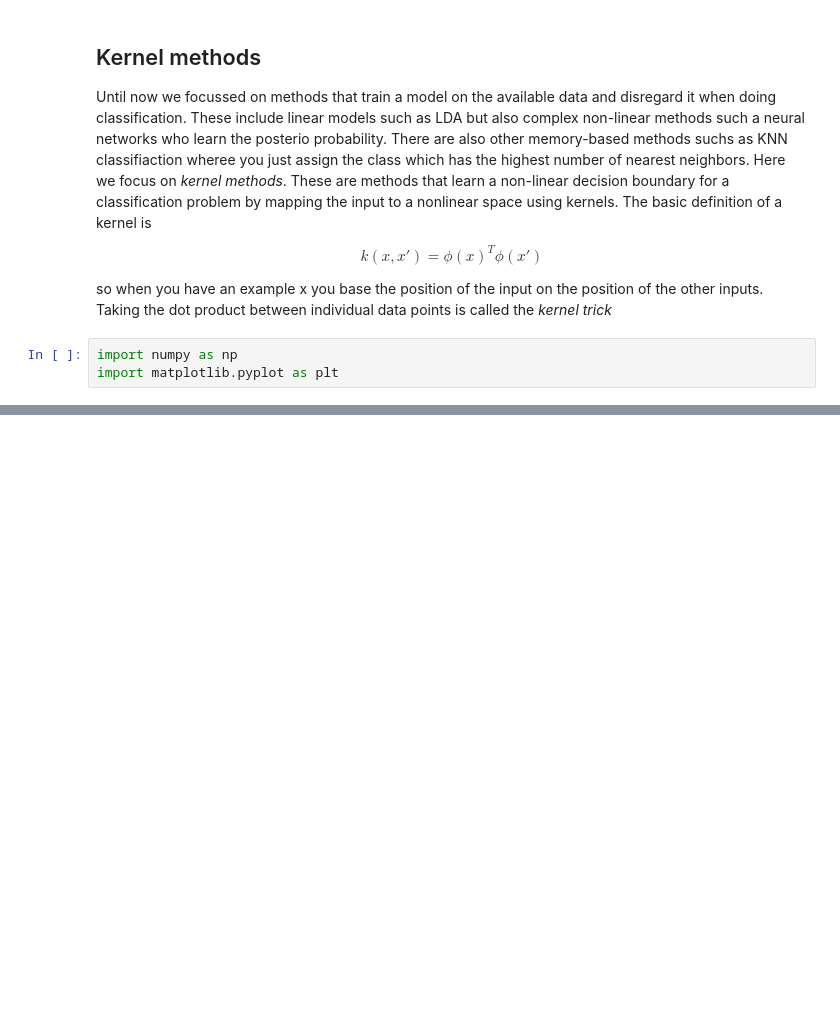
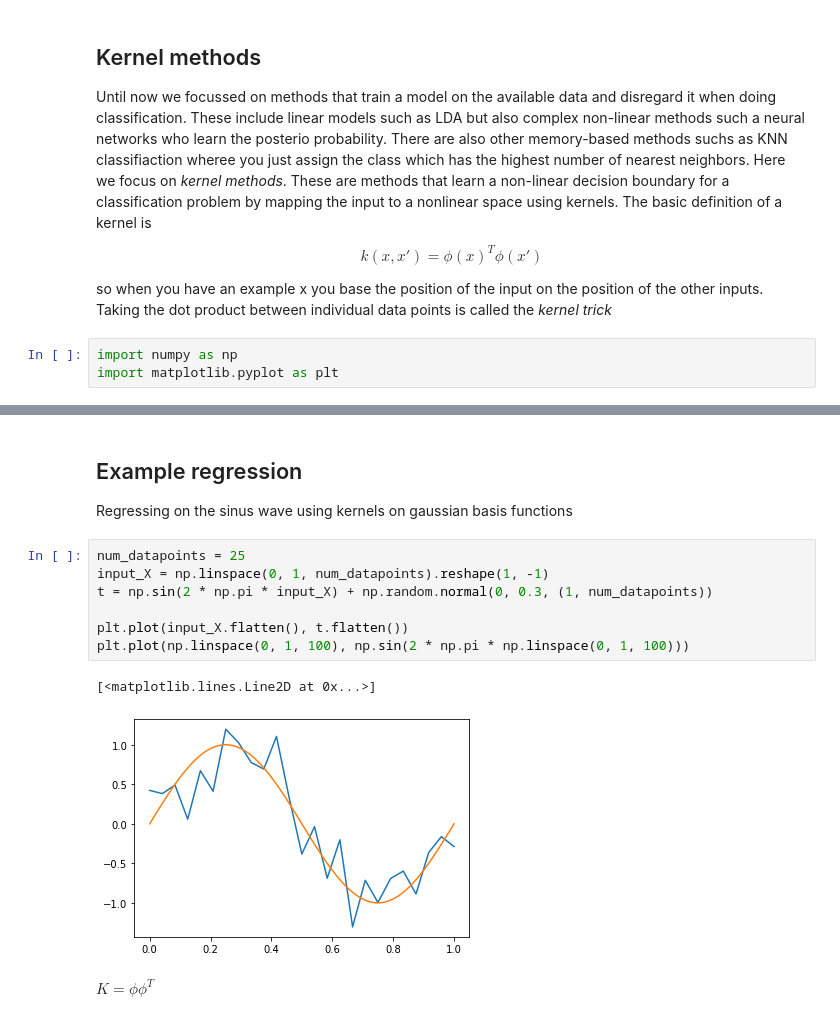
Before and after one commit to wouterMostard/PRML, a Jupyter notebook: Chapter 6 Kernel Methods.ipynb, the cells around one changed output, grey strips where cells are left out. Drawn from its saved outputs; the diff is of its cells as text; blank space fills up the shorter version.

Commit message:
Add simple regression example using kernels

```diff
--- a/Chapter 6 Kernel Methods.ipynb
+++ b/Chapter 6 Kernel Methods.ipynb
@@ -76,0 +75,16 @@ plt.scatter(x_prime, 0, marker='x', c='r')
+# %% [markdown]
+## Example regression
+
+Regressing on the sinus wave using kernels on gaussian basis functions
+# %%
+num_datapoints = 25
+input_X = np.linspace(0, 1, num_datapoints).reshape(1, -1)
+t = np.sin(2 * np.pi * input_X) + np.random.normal(0, 0.3, (1, num_datapoints))
+
+plt.plot(input_X.flatten(), t.flatten())
+plt.plot(np.linspace(0, 1, 100), np.sin(2 * np.pi * np.linspace(0, 1, 100)))
+# %% [output]
+[<matplotlib.lines.Line2D at 0x...>]
+[figure, added]
+# %% [markdown]
+$K = \phi\phi^T$
```
Also changed, not shown: parts of 7 cells of this notebook, 1 other file.
